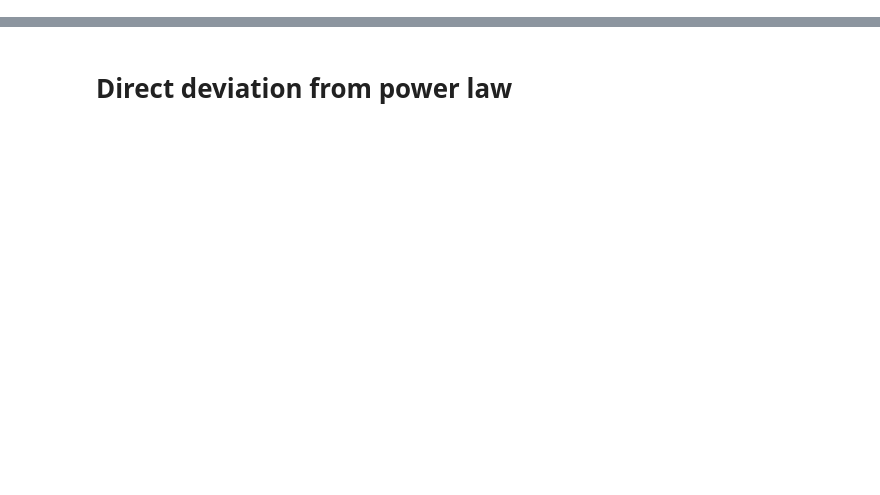
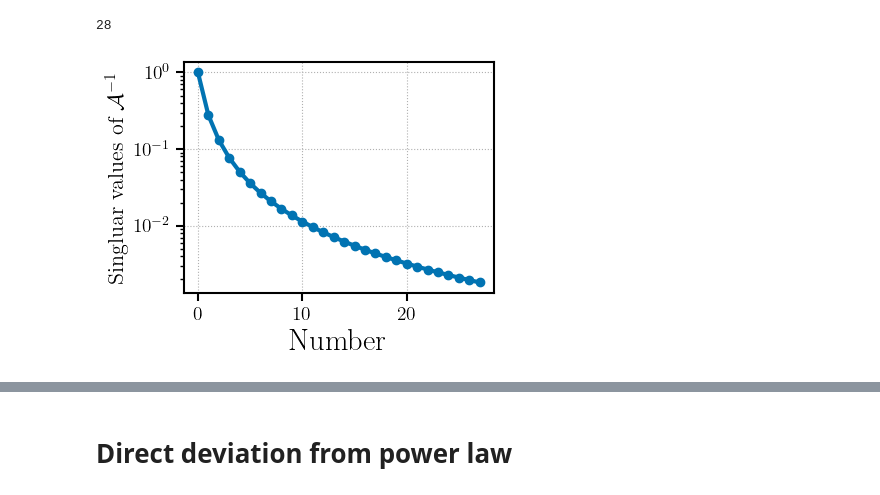
Before and after one commit to meyers-academic/flexible_pta_spectral_models, a Jupyter notebook: notebooks/rn_single_pulsar_broken_powerlaw.ipynb, the cells around one changed output, grey strips where cells are left out. Drawn from its saved outputs; the diff is of its cells as text; code cells hidden in the pictures; blank space fills up the shorter version.

```diff
--- a/notebooks/rn_single_pulsar_broken_powerlaw.ipynb
+++ b/notebooks/rn_single_pulsar_broken_powerlaw.ipynb
@@ -71,0 +83,16 @@ print(freqs.size)
+# %%
+U, s, Vt = jnp.linalg.svd(Ai)
+
+print(s.size)
+plt.plot(s / max(s), '-o')
+plt.ylabel("Singluar values of $\\mathcal A^{-1}$", fontsize=16)
+plt.xlabel("Number")
+plt.yscale("log")
+plt.show()
+
+# for ii in range(npoints_interp):
+#     plt.plot(Vt[:, ii], label=f"{ii}")
+#     plt.show()
+# %% [output]
+28
+[figure, added]
```
Also changed, not shown: parts of 56 cells of this notebook, 3 other files.
